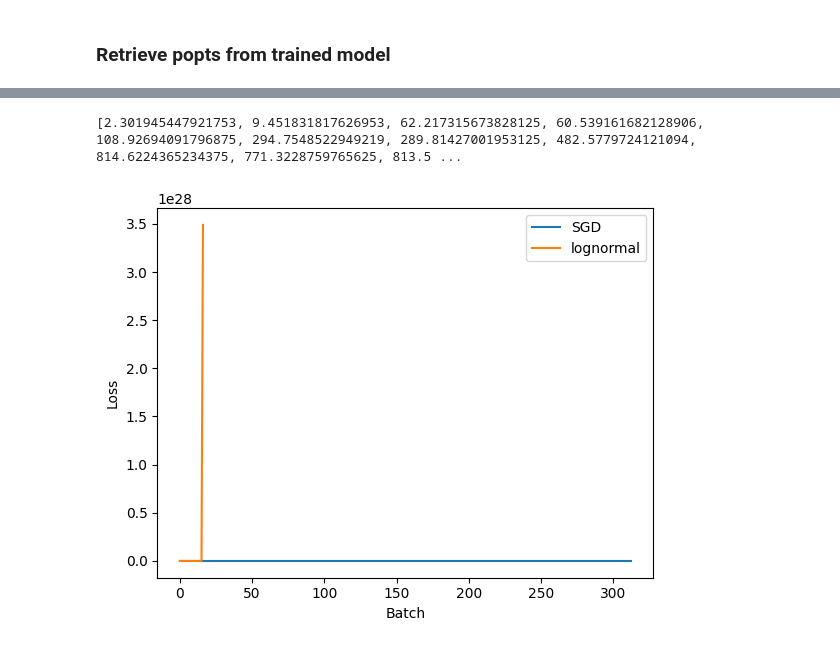
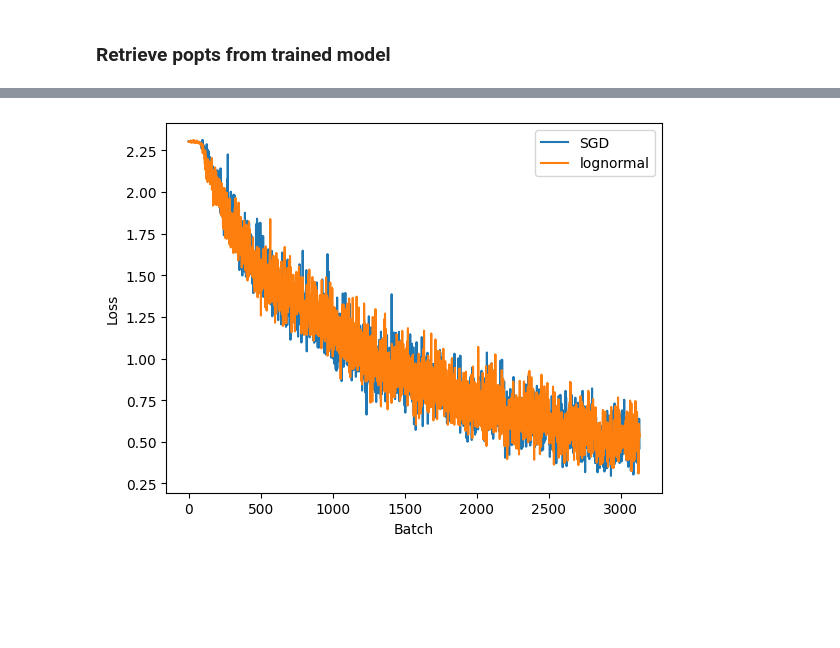
Before and after one commit to danyoungday/jaynes-alexnet, a Jupyter notebook: experiment.ipynb, the cells around one changed output, grey strips where cells are left out. Cells and saved outputs as stored; diff of their text form; code cells hidden in the pictures; blank space fills up the shorter version.

Commit message:
Preliminary results

```diff
--- a/experiment.ipynb
+++ b/experiment.ipynb
@@ -319,19 +319,24 @@ def run_trial(lognormal_params, alexnet_hyperparams, a, b, epochs, trial_name):
     # Save acc
     with open(f"{path}.txt", "w") as f:
         f.write(str(acc))
+# %%
+def calc_b_from_a(a):
+    return np.log(a**2)
 # %%
 # Train model and get train loss
 # Note: This will not work until you have run a base trial. Then you need to point to that saved trial.
 lognormal_params, _ = get_lognormal_from_saved_model("saved/template/base_model_epoch9.pt")
 alexnet_hyperparams = {"lr": 1e-2, "momentum": 0.9, "weight_decay": 0.0005, "batch_size": 128}
+A = [1.5, 2, 3, 5, 10]
 trials = [
     # {"trial_name": "base",
     #  "alpha": None,
     #  "epochs": 1},
-     {"trial_name": "lognormal",
-      "a": 10,
-      "b": 4.61,
-      "epochs": 1}
+      {"trial_name": f"lognormala{a}b{calc_b_from_a(a)}",
+      "a": a,
+      "b": calc_b_from_a(a),
+      "epochs": 10}
+      for a in A
 ]
 for trial in trials:
     run_trial(lognormal_params, alexnet_hyperparams, **trial)
@@ -344,23 +362,21 @@ test accuracy: 0.1
 # %%
 def plot_results(base_name, trial_list):
     with open(f"saved/{base_name}.pkl", "rb") as f:
         losses = pickle.load(f)
         plt.plot(range(len(losses)), losses, label="SGD")
 
     for trial in trial_list:
         with open(f"saved/{trial}.pkl", "rb") as f:
             lognormal_losses = pickle.load(f)
-            print(lognormal_losses)
             plt.plot(range(len(lognormal_losses)), lognormal_losses, label=f"lognormal")
 
     plt.legend()
     plt.ylabel("Loss")
     plt.xlabel("Batch")
     plt.show()
 
-base_name = "base_epoch0"
-plot_list = ["lognormal_epoch0"]
-plot_results(base_name, plot_list)
+base_name = "base"
+plot_list = [f"lognormala{a}b{calc_b_from_a(a)}_epoch9" for a in A[:-1]]
+plot_results(base_name, [plot_list[0]])
 # %% [output]
-[2.301945447921753, 9.451831817626953, 62.217315673828125, 60.539161682128906, 108.92694091796875, 294.7548522949219, 289.81427001953125, 482.5779724121094, 814.6224365234375, 771.3228759765625, 813.5 ...
-[figure, old version]
+[figure, new version]
```
Also changed, not shown: parts of 1 cell of this notebook, 1 other file.
